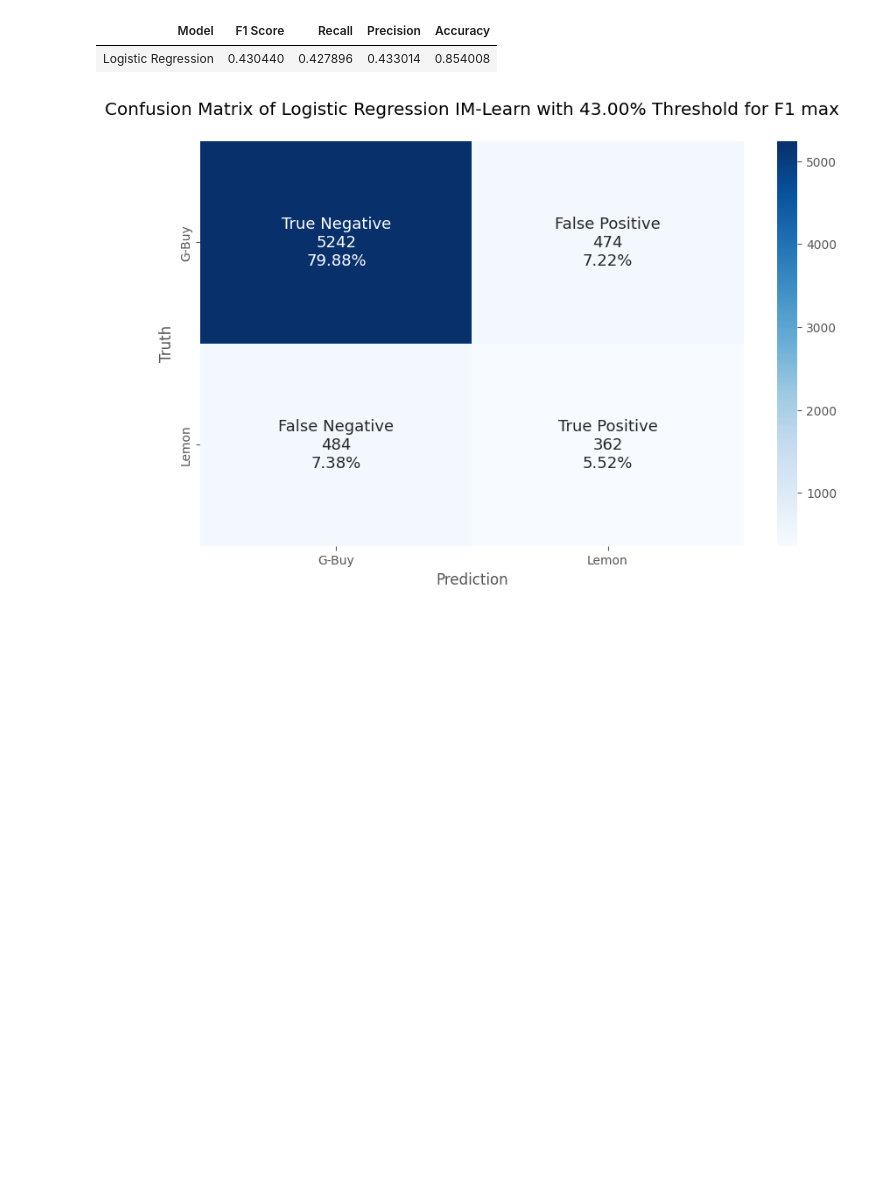
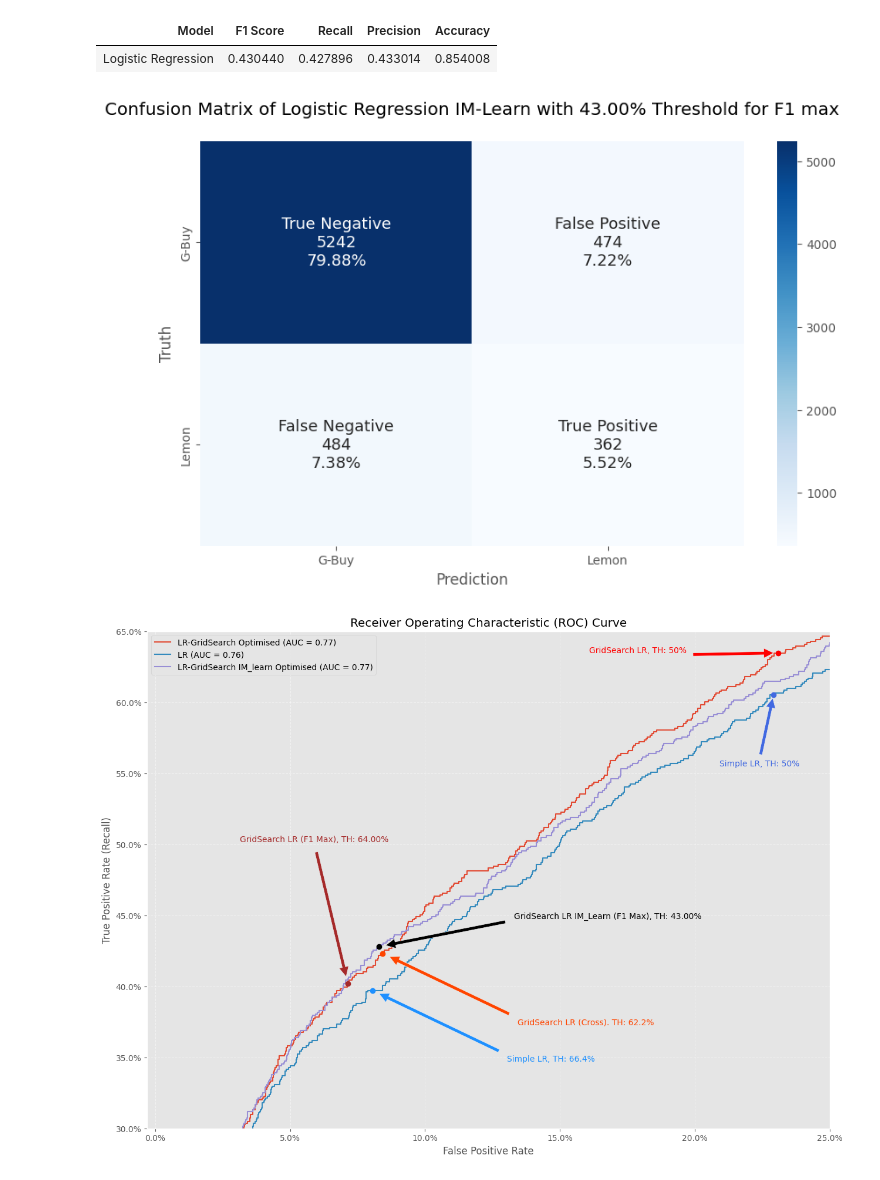
Before and after one commit to Joe-ElM/Used-Cars-Sales, a Jupyter notebook: Notebooks/4. LR Model.ipynb, the cells around one changed output. Saved outputs shown, nothing was run; the diff lists cells and outputs as text; code cells hidden in the pictures; blank space fills up the shorter version.

```diff
--- a/Notebooks/4. LR Model.ipynb
+++ b/Notebooks/4. LR Model.ipynb
@@ -321,11 +321,11 @@ ax.set_ylim(bottom=0, top=1.01)
 # %% [markdown]
 #### Optimising the Model Precision/Recall Crossover
 # %%
-optimised_lr_grid_cross  = model_lr_grid.predict_proba(X_test)[:,1] > 0.622
-f1_lr_grid_cross         = f1_score(y_test       , optimised_lr_grid_cross)
-recall_lr_grid_cross     = recall_score(y_test   , optimised_lr_grid_cross)
-precision_lr_grid_cross  = precision_score(y_test, optimised_lr_grid_cross)
-accuracy_lr_grid_cross   = accuracy_score(y_test , optimised_lr_grid_cross)
+pred_proba_lr_grid_cross  = model_lr_grid.predict_proba(X_test)[:,1] > 0.622
+f1_lr_grid_cross         = f1_score(y_test       , pred_proba_lr_grid_cross)
+recall_lr_grid_cross     = recall_score(y_test   , pred_proba_lr_grid_cross)
+precision_lr_grid_cross  = precision_score(y_test, pred_proba_lr_grid_cross)
+accuracy_lr_grid_cross   = accuracy_score(y_test , pred_proba_lr_grid_cross)
 
 
 grid_lr_metrics_cross    = pd.DataFrame({
@@ -338,7 +338,7 @@ grid_lr_metrics_cross    = pd.DataFrame({
 # --------------------------------------------------------------------
 print('Scoring of Logistic Regression Classifier with 62.2% Threshold')
 display(grid_lr_metrics_cross.style.hide())
-Confusion_Matrix_Func(y_test, optimised_lr_grid_cross, 'Logistic Regression with 62.2% Threshold');
+Confusion_Matrix_Func(y_test, pred_proba_lr_grid_cross, 'Logistic Regression with 62.2% Threshold');
 # %% [output]
 Scoring of Logistic Regression Classifier with 62.2% Threshold
 | Model | F1 Score | Recall | Precision | Accuracy |
@@ -627,6 +627,86 @@ Scoring of Logistic Regression Classifier IM-Learn with 43.00% Threshold
 | Model | F1 Score | Recall | Precision | Accuracy |
 | Logistic Regression | 0.430440 | 0.427896 | 0.433014 | 0.854008 |
 [figure]
+# %%
+fig, ax = plt.subplots(figsize =(15,11))
+
+pred_proba_lr_im_grid                       = model_lr_im_grid.predict_proba(X_test)[:,1]
+fpr_lr_im_grid, tpr_lr_im_grid, thr_lr_grid = roc_curve(y_test, pred_proba_lr_im_grid)
+auc_score_lr_im_grid                        = auc(fpr_lr_im_grid, tpr_lr_im_grid)
+# ---------------------------------------------------------------------------------
+
+pred_proba_lr_grid                    = optimised_lr_grid.predict_proba(X_test)[:,1]
+fpr_lr_grid, tpr_lr_grid, thr_lr_grid = roc_curve(y_test, pred_proba_lr_grid)
+auc_score_lr_grid                     = auc(fpr_lr_grid, tpr_lr_grid)
+#----------------------------------------------------------------------------------
+
+y_probs_lr             = pipeline_lr.predict_proba(X_test)[:,1]
+fpr_lr, tpr_lr, thr_lr = roc_curve(y_test, y_probs_lr)
+auc_score_lr           = auc(fpr_lr, tpr_lr)
+# ---------------------------------------------------------------------------------
+plt.plot(fpr_lr_grid, tpr_lr_grid, label = f"LR-GridSearch Optimised (AUC = {auc_score_lr_grid:.2f})")
+plt.plot(fpr_lr, tpr_lr, label = f"LR (AUC = {auc_score_lr:.2f})")
+plt.plot(fpr_lr_im_grid, tpr_lr_im_grid, label = f"LR-GridSearch IM_learn Optimised (AUC = {auc_score_lr_im_grid:.2f})")
+plt.plot([0,1],[0,1], 'k--', alpha = 0.5)
+#----------------------------------------------------------------------------------
+
+plt.title('Receiver Operating Characteristic (ROC) Curve')
+plt.ylabel('True Positive Rate (Recall)')
+plt.xlabel('False Positive Rate')
+plt.gca().xaxis.set_major_formatter(ticker.PercentFormatter(xmax=1))
+plt.gca().yaxis.set_major_formatter(ticker.PercentFormatter(xmax=1))
+plt.legend()
+ax.grid(True, linestyle='--', alpha=0.5)
+ax.set_xlim(left=-0.003 , right=0.25)
+ax.set_ylim(bottom=0.3, top=0.65)
+
+
+
+
+# ----------------------------------------------------------------------------------
+# Simple LR 50% Threshold
+cm_fpr_lr, cm_recall_lr = fpr_tpr(y_test, pred_lr)
+plt.plot(cm_fpr_lr, cm_recall_lr, 'o', ms=6, mec='royalblue', mfc='royalblue',mew=1)
+ax.annotate('Simple LR, TH: 50%', xy=(cm_fpr_lr, cm_recall_lr), xytext=(cm_fpr_lr - 0.02, cm_recall_lr - 0.05),
+            arrowprops=dict(facecolor='royalblue', shrink=0.05), color='royalblue'
+            )
+# ----------------------------------------------------------------------------------
+# Simple LR with Threshold 66.4%
+cm_fpr_lr_th, cm_recall_lr_th  = fpr_tpr(y_test, pred_lr_th)
+plt.plot(cm_fpr_lr_th, cm_recall_lr_th, 'o', ms=6, mec='dodgerblue', mfc='dodgerblue',mew=1)
+ax.annotate('Simple LR, TH: 66.4%', xy=(cm_fpr_lr_th, cm_recall_lr_th), xytext=(cm_fpr_lr_th + 0.05, cm_recall_lr_th - 0.05),
+            arrowprops=dict(facecolor='dodgerblue', shrink=0.05), color = 'dodgerblue'
+            )
+# ----------------------------------------------------------------------------------
+# Optimised Grid LR 50% Threshold
+cm_fpr_lr_grid, cm_recall_lr_grid = fpr_tpr(y_test, pred_lr_grid)
+plt.plot(cm_fpr_lr_grid, cm_recall_lr_grid, 'o', ms=6, mec='red', mfc='red',mew=1)
+ax.annotate('GridSearch LR, TH: 50%', xy=(cm_fpr_lr_grid, cm_recall_lr_grid), xytext=(cm_fpr_lr_grid - 0.07, cm_recall_lr_grid ),
+            arrowprops=dict(facecolor='red', shrink=0.05), color='red'
+            )
+# ----------------------------------------------------------------------------------
+# Optimised Grid LR f1 optimised precision/recall cross
+cm_fpr_lr_grid_cross, cm_recall_lr_grid_cross = fpr_tpr(y_test, pred_proba_lr_grid_cross)
+plt.plot(cm_fpr_lr_grid_cross, cm_recall_lr_grid_cross, 'o', ms=6, mec='orangered', mfc='orangered',mew=1)
+ax.annotate('GridSearch LR (Cross). TH: 62.2%', xy=(cm_fpr_lr_grid_cross, cm_recall_lr_grid_cross), xytext=(cm_fpr_lr_grid_cross + 0.05, cm_recall_lr_grid_cross - 0.05),
+            arrowprops=dict(facecolor='orangered', shrink=0.05), color='orangered'
+            )
+# ----------------------------------------------------------------------------------
+# Optimised Grid LR f1 optimised
+cm_fpr_lr_grid_f1max, cm_recall_lr_grid_f1max = fpr_tpr(y_test, pred_proba_lr_grid_f1max)
+plt.plot(cm_fpr_lr_grid_f1max, cm_recall_lr_grid_f1max, 'o', ms=6, mec='brown', mfc='brown',mew=1)
+ax.annotate(f'GridSearch LR (F1 Max), TH: {max_f1_threshold:.2%}', xy=(cm_fpr_lr_grid_f1max, cm_recall_lr_grid_f1max), xytext=(cm_fpr_lr_grid_f1max - 0.04 , cm_recall_lr_grid_f1max + 0.1),
+            arrowprops=dict(facecolor='brown', shrink=0.05), color='brown'
+            )
+# ----------------------------------------------------------------------------------
+# Optimised Grid LR IM-Learn f1 optimised
+cm_fpr_lr_im_grid_f1max, cm_recall_lr_im_grid_f1max = fpr_tpr(y_test, pred_proba_lr_im_grid_f1max)
+plt.plot(cm_fpr_lr_im_grid_f1max, cm_recall_lr_im_grid_f1max, 'o', ms=6, mec='black', mfc='black',mew=1)
+ax.annotate(f'GridSearch LR IM_Learn (F1 Max), TH: {max_f1_im_threshold:.2%}', xy=(cm_fpr_lr_im_grid_f1max, cm_recall_lr_im_grid_f1max), xytext=(cm_fpr_lr_im_grid_f1max + 0.05, cm_recall_lr_im_grid_f1max + 0.02),
+             arrowprops=dict(facecolor='black', shrink=0.05), color='black'
+             );
+# %% [output]
+[figure, added]
 # %%
 # Save the model as it is quite demanding
 
```
Also changed, not shown: parts of 6 cells of this notebook, 3 other files.
